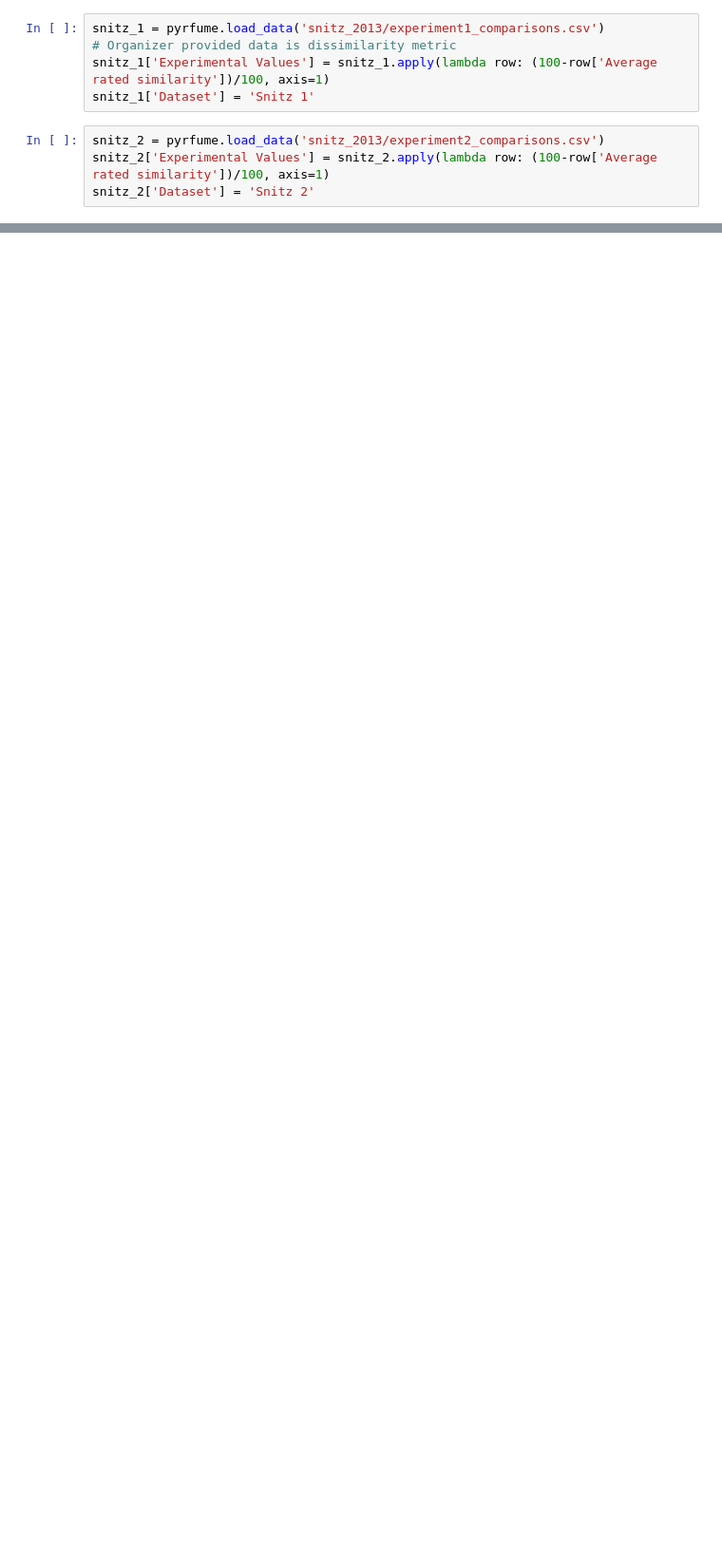
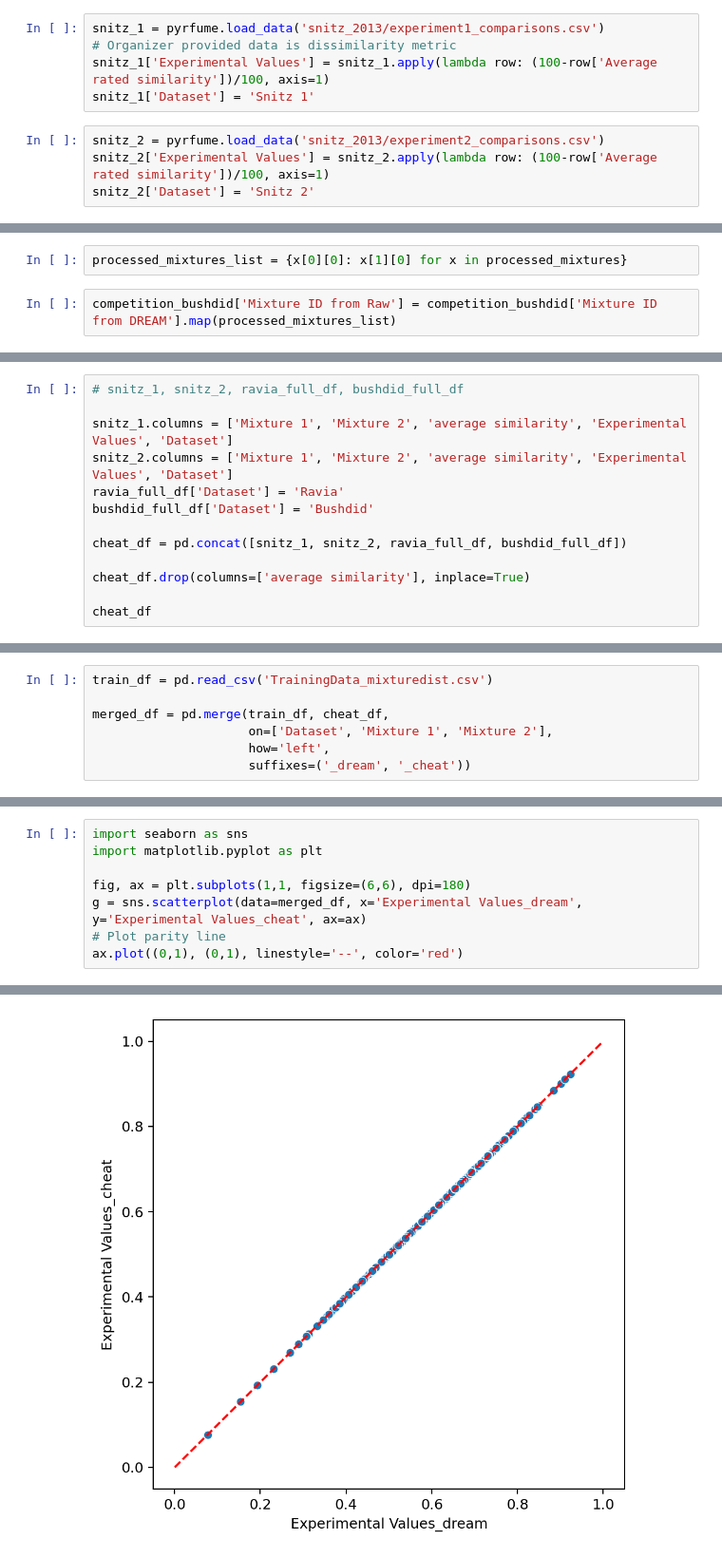
Before and after one commit to chemcognition-lab/dreamix, a Jupyter notebook: datasets/competition_leaderboard/fill_leaderboard.ipynb, the cells around one changed output, grey strips where cells are left out. Shown: that part at 95% size. Saved outputs shown, nothing was run; the diff lists cells and outputs as text; blank space fills up the shorter version.

```diff
--- a/datasets/competition_leaderboard/fill_leaderboard.ipynb
+++ b/datasets/competition_leaderboard/fill_leaderboard.ipynb
@@ -191,0 +173,4 @@ ravia_2.head(4)
+# %%
+processed_mixtures_list = {x[0][0]: x[1][0] for x in processed_mixtures}
+# %%
+competition_bushdid['Mixture ID from Raw'] = competition_bushdid['Mixture ID from DREAM'].map(processed_mixtures_list)
@@ -191,0 +225,13 @@ ravia_2.head(4)
+# %%
+# snitz_1, snitz_2, ravia_full_df, bushdid_full_df
+
+snitz_1.columns = ['Mixture 1', 'Mixture 2', 'average similarity', 'Experimental Values', 'Dataset']
+snitz_2.columns = ['Mixture 1', 'Mixture 2', 'average similarity', 'Experimental Values', 'Dataset']
+ravia_full_df['Dataset'] = 'Ravia'
+bushdid_full_df['Dataset'] = 'Bushdid'
+
+cheat_df = pd.concat([snitz_1, snitz_2, ravia_full_df, bushdid_full_df])
+
+cheat_df.drop(columns=['average similarity'], inplace=True)
+
+cheat_df
@@ -191,0 +252,7 @@ ravia_2.head(4)
+# %%
+train_df = pd.read_csv('TrainingData_mixturedist.csv')
+
+merged_df = pd.merge(train_df, cheat_df,
+                     on=['Dataset', 'Mixture 1', 'Mixture 2'],
+                     how='left',
+                     suffixes=('_dream', '_cheat'))
@@ -191,0 +275,9 @@ ravia_2.head(4)
+# %%
+import seaborn as sns
+import matplotlib.pyplot as plt
+
+fig, ax = plt.subplots(1,1, figsize=(6,6), dpi=180)
+g = sns.scatterplot(data=merged_df, x='Experimental Values_dream', y='Experimental Values_cheat', ax=ax)
+# Plot parity line
+ax.plot((0,1), (0,1), linestyle='--', color='red')
+# %% [output]
@@ -191,0 +285 @@ ravia_2.head(4)
+[figure, added]
```
Also changed, not shown: parts of 48 cells of this notebook, 5 other files.
